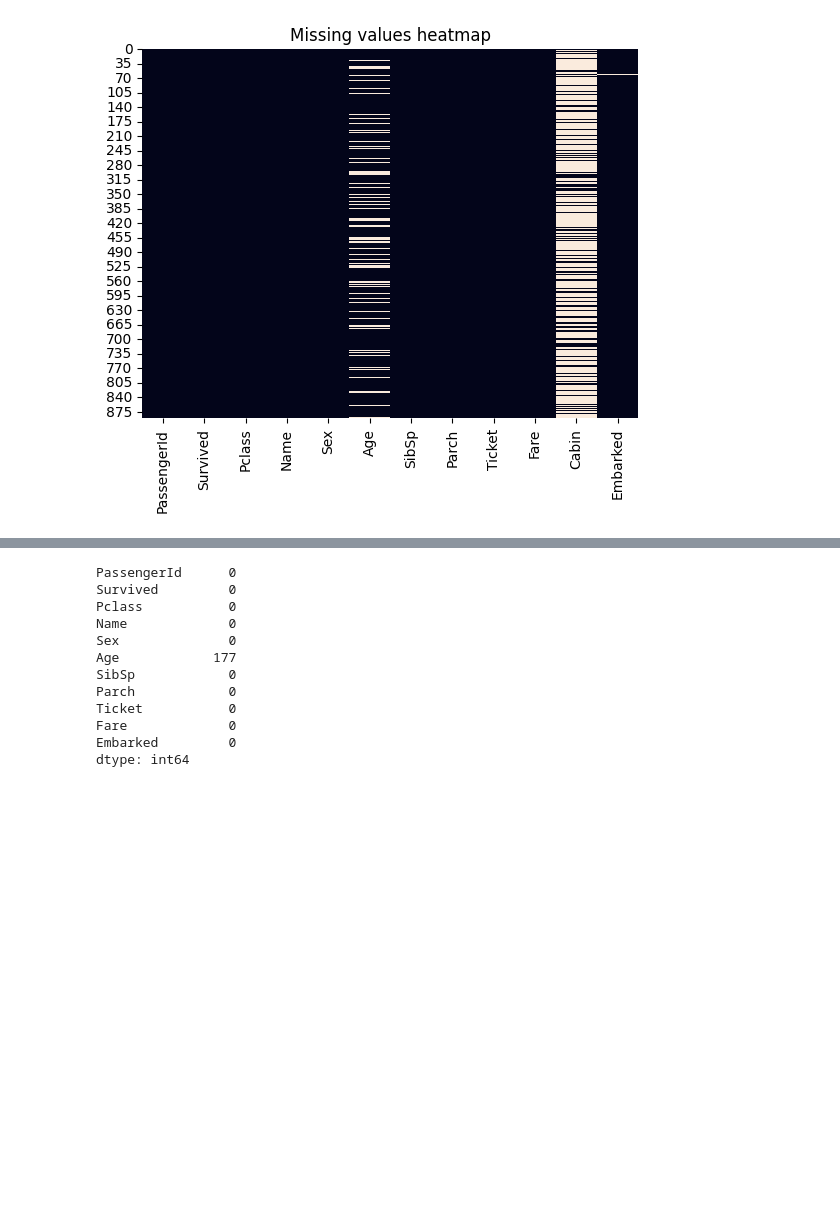
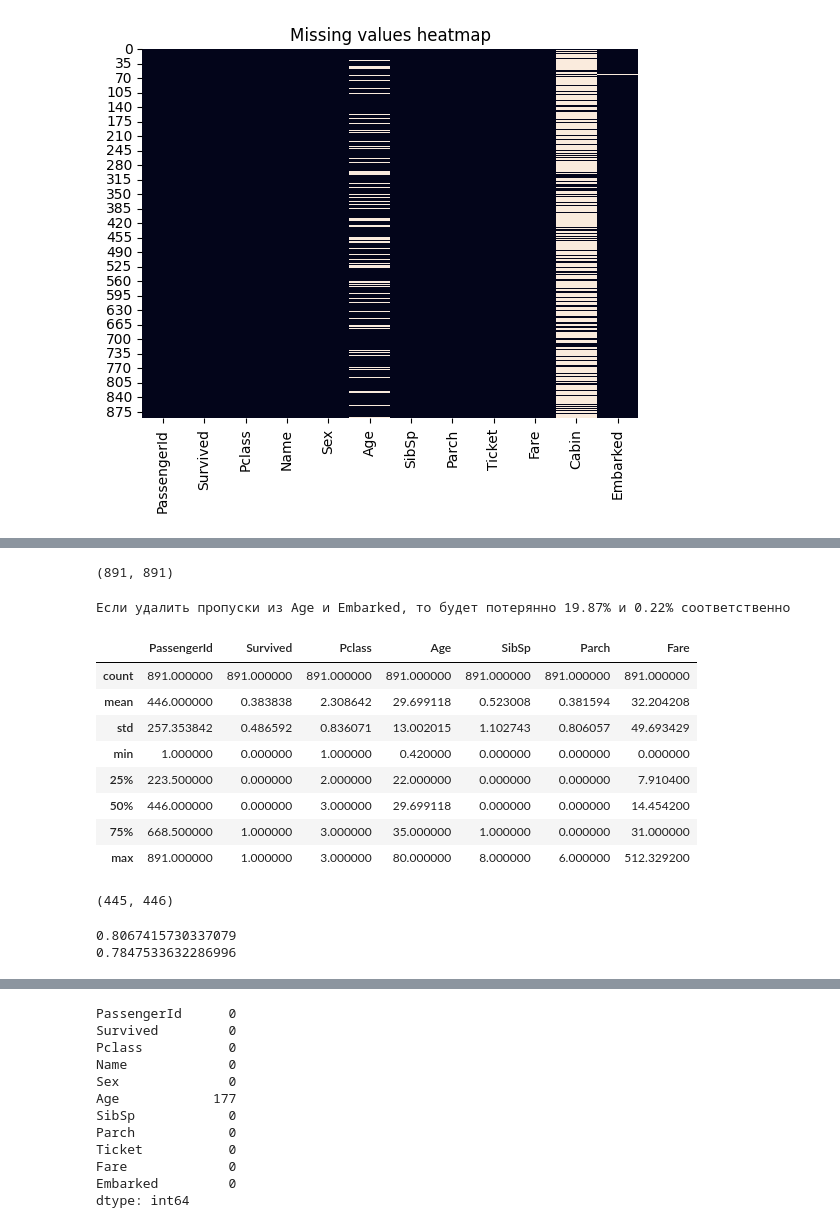
Before and after one commit to NeZorinEgor/MyML-Notes, a Jupyter notebook: FeatureEngineering/05_Data_Cleansing/titanic.ipynb, the cells around one changed output, grey strips where cells are left out. Saved outputs shown, nothing was run; the diff lists cells and outputs as text; code cells hidden in the pictures; blank space fills up the shorter version.

```diff
--- a/FeatureEngineering/05_Data_Cleansing/titanic.ipynb
+++ b/FeatureEngineering/05_Data_Cleansing/titanic.ipynb
@@ -54,0 +71,10 @@ titanic_df = titanic_df.drop("Cabin", axis=1)
+# %%
+len(titanic_df["Age"]), len(titanic_df["Embarked"])
+# %% [output]
+(891, 891)
+# %%
+age_nan_proc = round(177 * 100 / 891, 2)
+embarked_nan_proc = round(2 * 100 / 891, 2)
+print(f"Если удалить пропуски из Age и Embarked, то будет потерянно {age_nan_proc}% и {embarked_nan_proc}% соответственно")
+# %% [output]
+Если удалить пропуски из Age и Embarked, то будет потерянно 19.87% и 0.22% соответственно
@@ -54,0 +83,20 @@ titanic_df = titanic_df.drop("Cabin", axis=1)
+# %%
+deleted_df["Age"] = titanic_df["Age"].fillna(titanic_df["Age"].mean())
+deleted_df.describe()
+# %% [output]
+|  | PassengerId | Survived | Pclass | Age | SibSp | Parch | Fare |
+| count | 891.000000 | 891.000000 | 891.000000 | 891.000000 | 891.000000 | 891.000000 | 891.000000 |
+| mean | 446.000000 | 0.383838 | 2.308642 | 29.699118 | 0.523008 | 0.381594 | 32.204208 |
+| std | 257.353842 | 0.486592 | 0.836071 | 13.002015 | 1.102743 | 0.806057 | 49.693429 |
+| min | 1.000000 | 0.000000 | 1.000000 | 0.420000 | 0.000000 | 0.000000 | 0.000000 |
+| 25% | 223.500000 | 0.000000 | 2.000000 | 22.000000 | 0.000000 | 0.000000 | 7.910400 |
+| 50% | 446.000000 | 0.000000 | 3.000000 | 29.699118 | 0.000000 | 0.000000 | 14.454200 |
+| 75% | 668.500000 | 1.000000 | 3.000000 | 35.000000 | 1.000000 | 0.000000 | 31.000000 |
+| max | 891.000000 | 1.000000 | 3.000000 | 80.000000 | 8.000000 | 6.000000 | 512.329200 |
+# %%
+X = pd.get_dummies(deleted_df[["Pclass", "Sex", "Age", "SibSp", "Parch", "Fare", "Embarked"]])
+y = deleted_df["Survived"]
+X_train, X_test, y_train, y_test = train_test_split(X, y, test_size=0.5, random_state=0)
+len(X_train), len(X_test)
+# %% [output]
+(445, 446)
@@ -54,0 +113,6 @@ titanic_df = titanic_df.drop("Cabin", axis=1)
+# %%
+print(best_rf_clf.score(X_train, y_train))
+print(best_rf_clf.score(X_test, y_test))
+# %% [output]
+0.8067415730337079
+0.7847533632286996
```
Also changed, not shown: parts of 14 cells of this notebook.
